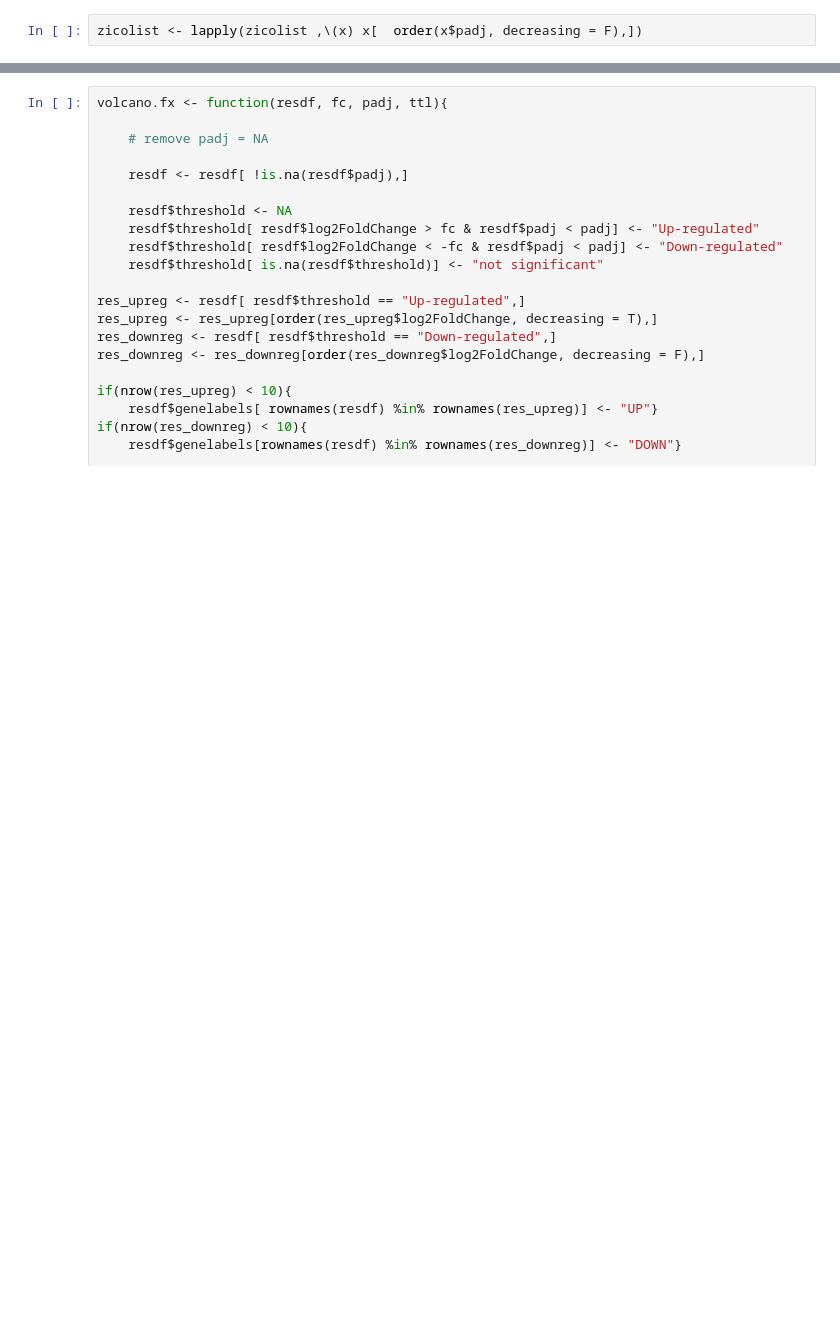
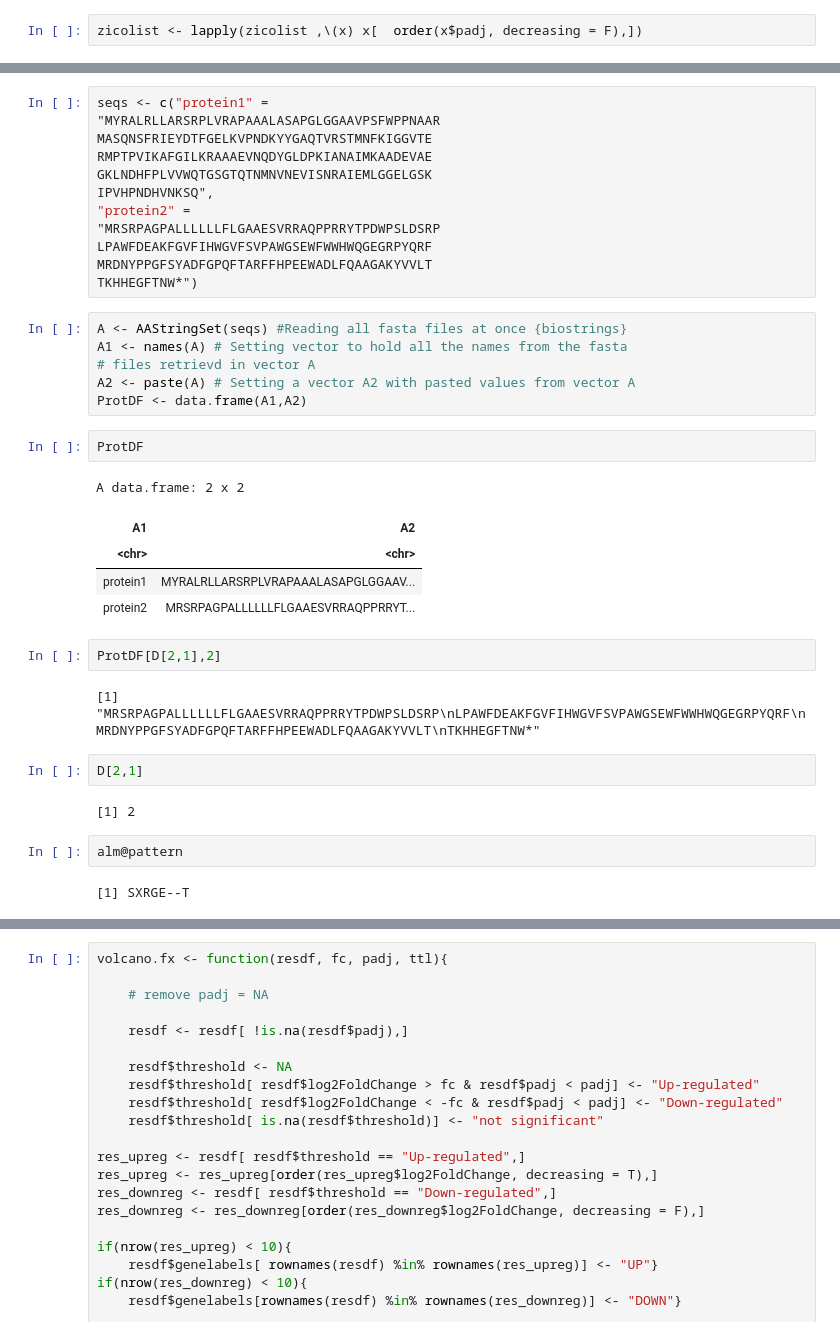
Before and after one commit to pughlab/ped_CapTCRseq, a Jupyter notebook: notebooks/15_gliph_diff_abundance.ipynb, the cells around one changed output, grey strips where cells are left out. Saved outputs shown, nothing was run; the diff lists cells and outputs as text; blank space fills up the shorter version.

```diff
--- a/notebooks/15_gliph_diff_abundance.ipynb
+++ b/notebooks/15_gliph_diff_abundance.ipynb
@@ -187,0 +258,38 @@ global-SLTG%E  0.01195052 0.6010101
+# %%
+seqs <- c("protein1" =
+"MYRALRLLARSRPLVRAPAAALASAPGLGGAAVPSFWPPNAAR
+MASQNSFRIEYDTFGELKVPNDKYYGAQTVRSTMNFKIGGVTE
+RMPTPVIKAFGILKRAAAEVNQDYGLDPKIANAIMKAADEVAE
+GKLNDHFPLVVWQTGSGTQTNMNVNEVISNRAIEMLGGELGSK
+IPVHPNDHVNKSQ",
+"protein2" =
+"MRSRPAGPALLLLLLFLGAAESVRRAQPPRRYTPDWPSLDSRP
+LPAWFDEAKFGVFIHWGVFSVPAWGSEWFWWHWQGEGRPYQRF
+MRDNYPPGFSYADFGPQFTARFFHPEEWADLFQAAGAKYVVLT
+TKHHEGFTNW*")
+# %%
+A <- AAStringSet(seqs) #Reading all fasta files at once {biostrings}
+A1 <- names(A) # Setting vector to hold all the names from the fasta
+# files retrievd in vector A
+A2 <- paste(A) # Setting a vector A2 with pasted values from vector A
+ProtDF <- data.frame(A1,A2)
+# %%
+ProtDF
+# %% [output]
+A data.frame: 2 x 2
+| A1 | A2 |
+| <chr> | <chr> |
+| protein1 | MYRALRLLARSRPLVRAPAAALASAPGLGGAAV... |
+| protein2 | MRSRPAGPALLLLLLFLGAAESVRRAQPPRRYT... |
+# %%
+ProtDF[D[2,1],2]
+# %% [output]
+[1] "MRSRPAGPALLLLLLFLGAAESVRRAQPPRRYTPDWPSLDSRP\nLPAWFDEAKFGVFIHWGVFSVPAWGSEWFWWHWQGEGRPYQRF\nMRDNYPPGFSYADFGPQFTARFFHPEEWADLFQAAGAKYVVLT\nTKHHEGFTNW*"
+# %%
+D[2,1]
+# %% [output]
+[1] 2
+# %%
+alm@pattern
+# %% [output]
+[1] SXRGE--T
```
Also changed, not shown: parts of 18 cells of this notebook, 1 other file.
